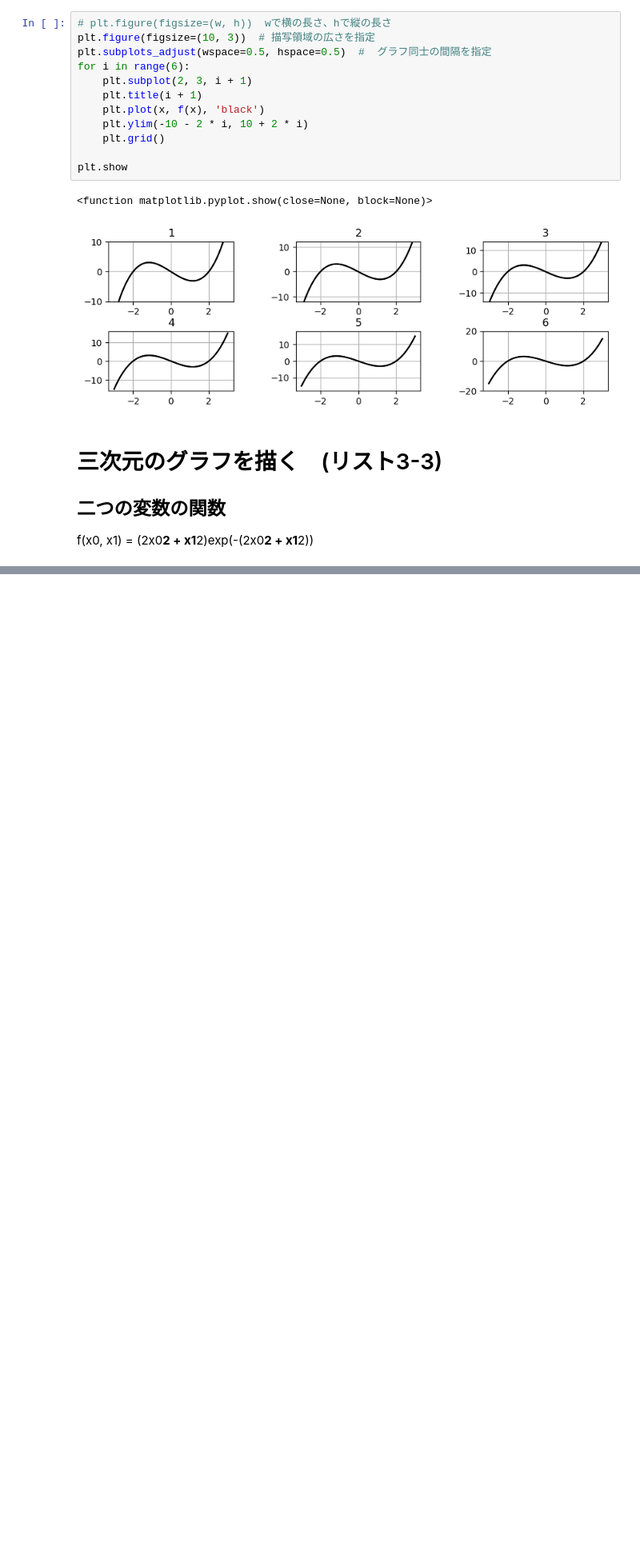
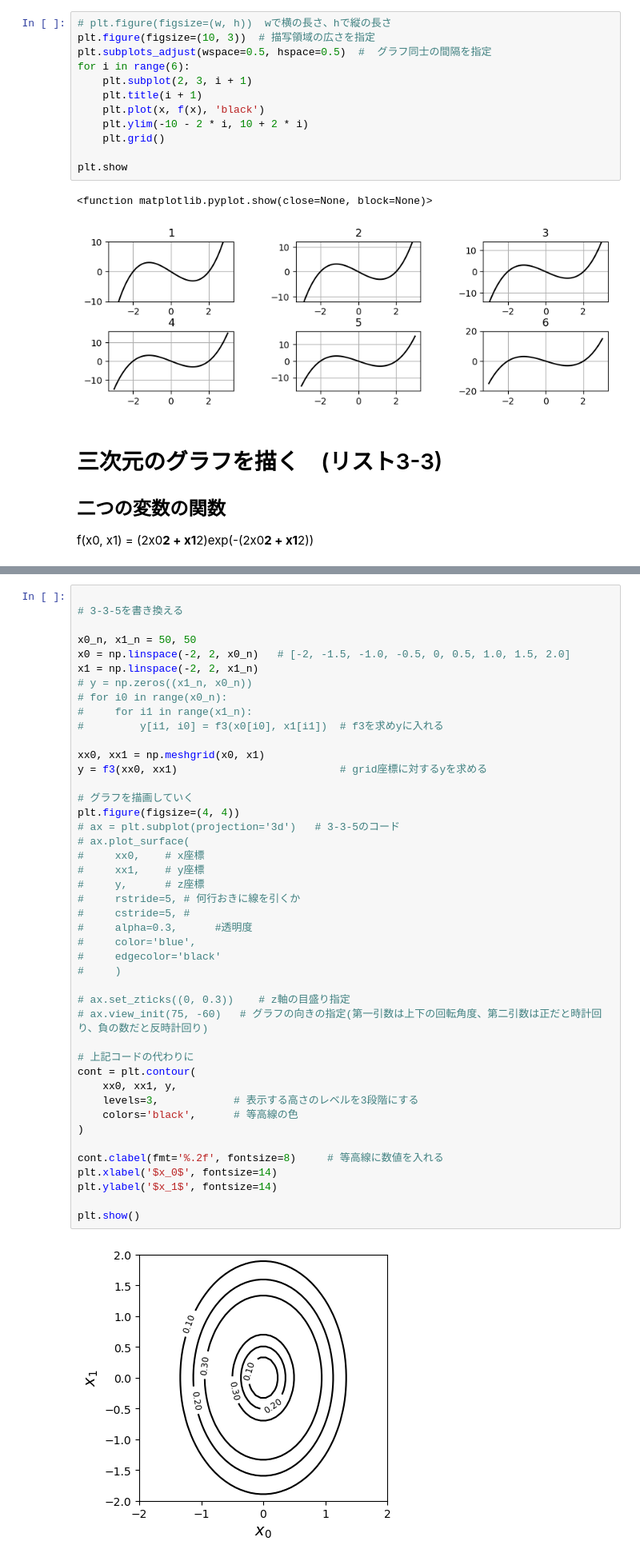
Before and after one commit to a2c6201/ml_labo, a Jupyter notebook: section3.ipynb, the cells around one changed output, grey strips where cells are left out. Shown at 80% size. Cells and saved outputs as stored; diff of their text form; blank space fills up the shorter version.

```diff
--- a/section3.ipynb
+++ b/section3.ipynb
@@ -175,0 +260,46 @@ plt.show()
+# %%
+
+# 3-3-5を書き換える
+
+x0_n, x1_n = 50, 50
+x0 = np.linspace(-2, 2, x0_n)   # [-2, -1.5, -1.0, -0.5, 0, 0.5, 1.0, 1.5, 2.0]
+x1 = np.linspace(-2, 2, x1_n)
+# y = np.zeros((x1_n, x0_n))
+# for i0 in range(x0_n):
+#     for i1 in range(x1_n):
+#         y[i1, i0] = f3(x0[i0], x1[i1])  # f3を求めyに入れる
+
+xx0, xx1 = np.meshgrid(x0, x1)
+y = f3(xx0, xx1)                          # grid座標に対するyを求める
+
+# グラフを描画していく
+plt.figure(figsize=(4, 4))
+# ax = plt.subplot(projection='3d')   # 3-3-5のコード
+# ax.plot_surface(
+#     xx0,    # x座標
+#     xx1,    # y座標
+#     y,      # z座標
+#     rstride=5, # 何行おきに線を引くか
+#     cstride=5, #
+#     alpha=0.3,      #透明度
+#     color='blue',
+#     edgecolor='black'
+#     )
+
+# ax.set_zticks((0, 0.3))    # z軸の目盛り指定
+# ax.view_init(75, -60)   # グラフの向きの指定(第一引数は上下の回転角度、第二引数は正だと時計回り、負の数だと反時計回り)
+
+# 上記コードの代わりに
+cont = plt.contour(
+    xx0, xx1, y,
+    levels=3,            # 表示する高さのレベルを3段階にする
+    colors='black',      # 等高線の色
+)
+
+cont.clabel(fmt='%.2f', fontsize=8)     # 等高線に数値を入れる
+plt.xlabel('$x_0$', fontsize=14)
+plt.ylabel('$x_1$', fontsize=14)
+
+plt.show()
+# %% [output]
+[figure, added]
```
Also changed, not shown: parts of 9 cells of this notebook.
